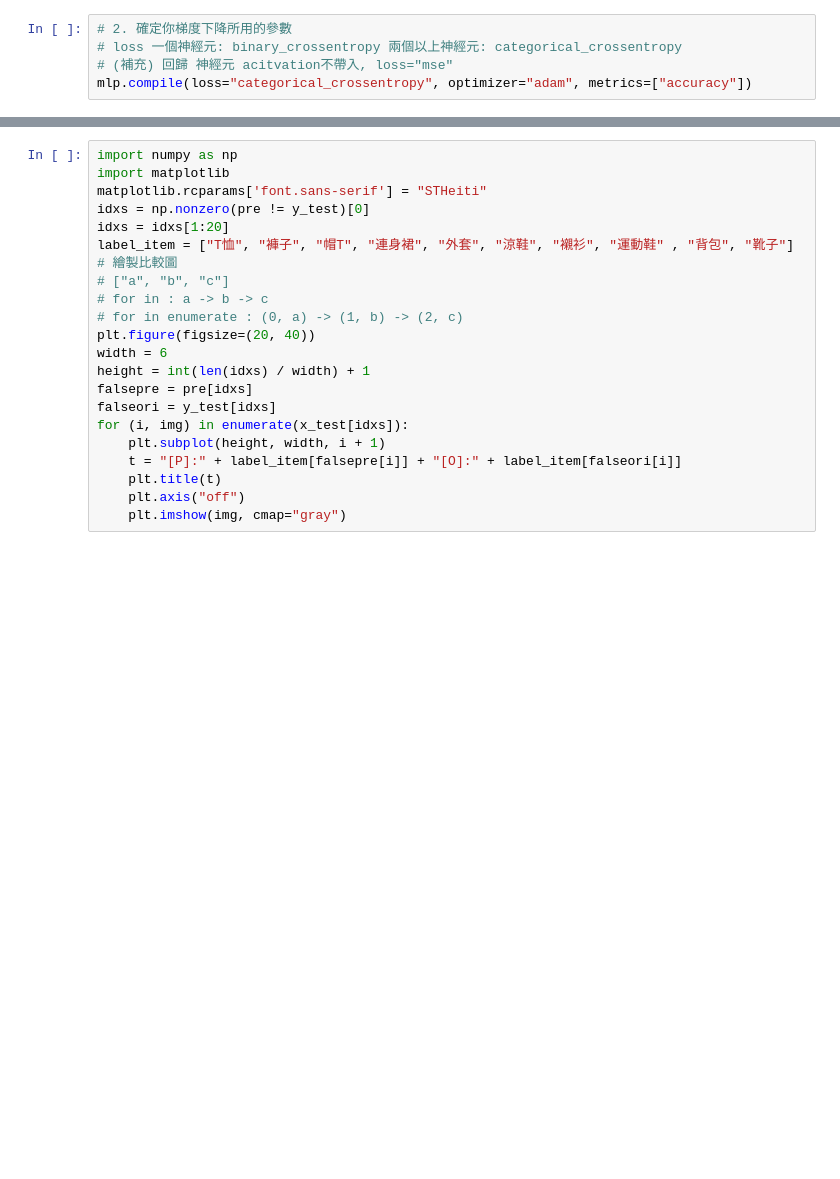
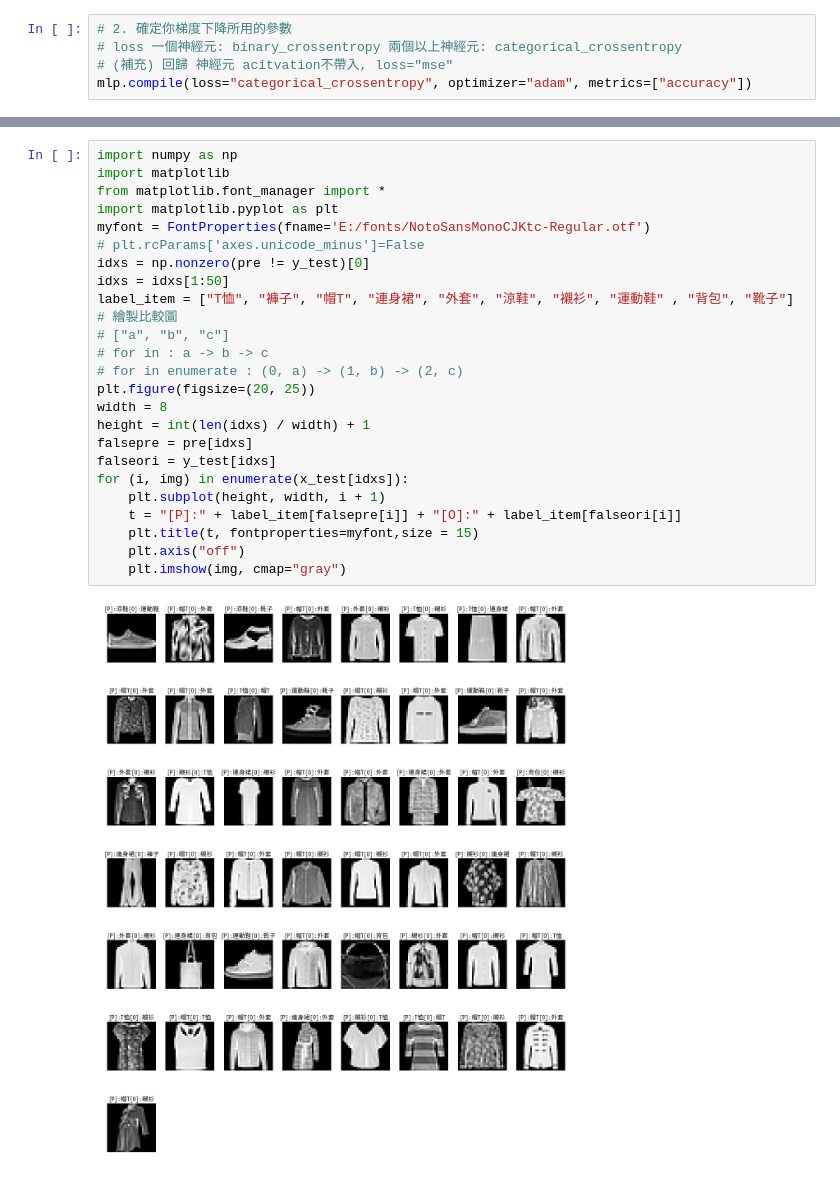
Before and after one commit to dogppatrick/python, a Jupyter notebook: ML/MLP_0322.ipynb, the cells around one changed output, grey strips where cells are left out. Cells and saved outputs as stored; diff of their text form; blank space fills up the shorter version.

```diff
--- a/ML/MLP_0322.ipynb
+++ b/ML/MLP_0322.ipynb
@@ -143,22 +137,27 @@ pd.DataFrame(confusion_matrix(y_test, pre))
 # %%
 import numpy as np
 import matplotlib
-matplotlib.rcparams['font.sans-serif'] = "STHeiti"
+from matplotlib.font_manager import *
+import matplotlib.pyplot as plt
+myfont = FontProperties(fname='E:/fonts/NotoSansMonoCJKtc-Regular.otf')
+# plt.rcParams['axes.unicode_minus']=False
 idxs = np.nonzero(pre != y_test)[0]
-idxs = idxs[1:20]
+idxs = idxs[1:50]
 label_item = ["T恤", "褲子", "帽T", "連身裙", "外套", "涼鞋", "襯衫", "運動鞋" , "背包", "靴子"]
 # 繪製比較圖
 # ["a", "b", "c"]
 # for in : a -> b -> c
 # for in enumerate : (0, a) -> (1, b) -> (2, c)
-plt.figure(figsize=(20, 40))
-width = 6
+plt.figure(figsize=(20, 25))
+width = 8
 height = int(len(idxs) / width) + 1
 falsepre = pre[idxs]
 falseori = y_test[idxs]
 for (i, img) in enumerate(x_test[idxs]):
     plt.subplot(height, width, i + 1)
     t = "[P]:" + label_item[falsepre[i]] + "[O]:" + label_item[falseori[i]]
-    plt.title(t)
+    plt.title(t, fontproperties=myfont,size = 15)
     plt.axis("off")
     plt.imshow(img, cmap="gray")
+# %% [output]
+[figure, added]
```
Also changed, not shown: parts of 7 cells of this notebook.
